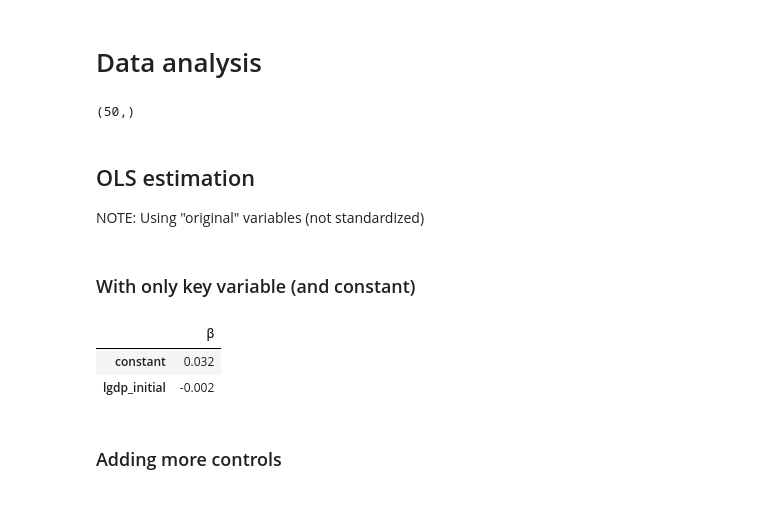
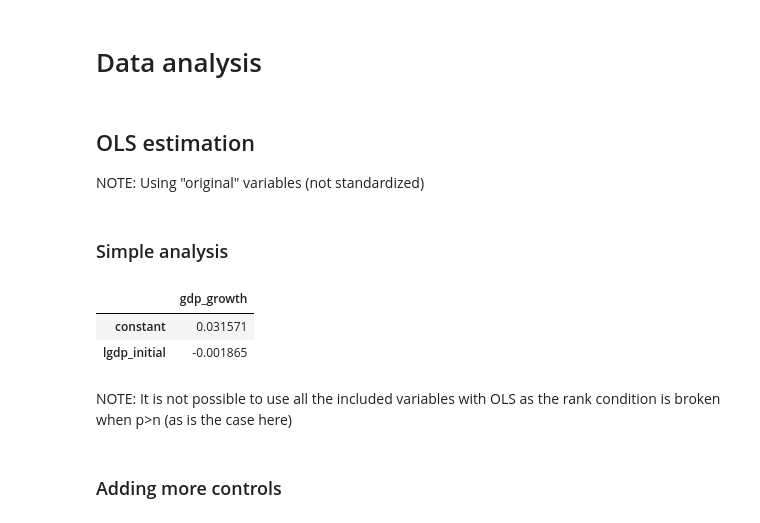
Before and after one commit to lkh927/AME-2024-Projects, a Jupyter notebook: Project 2/Project 2 old (no py.file).ipynb, the cells around one changed output. Drawn from its saved outputs; the diff is of its cells as text; code cells hidden in the pictures.

```diff
--- a/Project 2/Project 2 old.ipynb
+++ b/Project 2/Project 2 old (no py.file).ipynb
@@ -295,30 +317,23 @@ y0_tilde = standardize(y0)
 # %% [markdown]
 # Data analysis
-# %%
-print(y0.shape)
-# %% [output]
-(50,)
 # %% [markdown]
 ## OLS estimation
 NOTE: Using "original" variables (not standardized)
-# %% [markdown]
-### With only key variable (and constant)
-# %%
-# Reshape y
-gg = np.array(g).reshape(-1,1)
-
-# define X
-xs = vv_constant + vv_key_explanatory
-xx = data[xs].values
-
-# run OLS
-betahat = la.inv(xx.T @ xx) @ xx.T @ gg
-
-# print results
-pd.DataFrame({'β': betahat[:,0]}, index=[xs]).round(3)
-# %% [output]
-|  | β |
-| constant | 0.032 |
-| lgdp_initial | -0.002 |
+# %% [markdown]
+### Simple analysis
+# %%
+# Creating an matrix with y0 and a constant for simple OLS
+simple_y0 = np.column_stack((np.ones(N),y0))
+simple_g = np.array(g).reshape(-1,1)
+
+#3. Run OLS
+betas_simpleOLS = la.inv(simple_y0.T @ simple_y0) @ simple_y0.T @ simple_g
+pd.DataFrame(betas_simpleOLS, index=['constant', 'lgdp_initial'], columns=['gdp_growth'])
+# %% [output]
+|  | gdp_growth |
+| constant | 0.031571 |
+| lgdp_initial | -0.001865 |
+# %% [markdown]
+NOTE: It is not possible to use all the included variables with OLS as the rank condition is broken when p>n (as is the case here)
 # %% [markdown]
 ### Adding more controls
```
Also changed, not shown: parts of 98 cells of this notebook, 4 other files.
